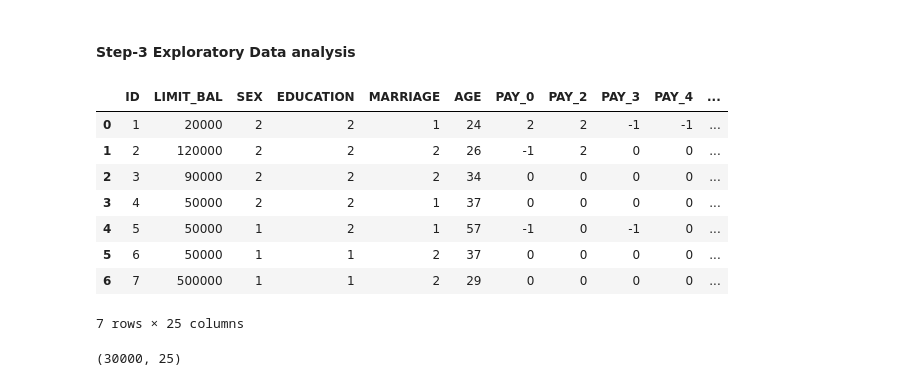
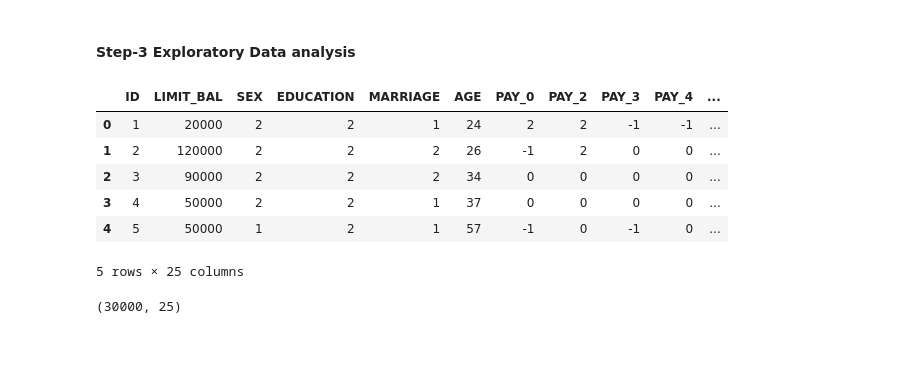
Before and after one commit to pradeepkhadka505/7072CEM-CourseWork, a Jupyter notebook: DefaultPayment_Of_ClientCreditCard_Prediction.ipynb, the cells around one changed output. Drawn from its saved outputs; the diff is of its cells as text; code cells hidden in the pictures; blank space fills up the shorter version.

```diff
--- a/DefaultPayment_Of_ClientCreditCard_Prediction.ipynb
+++ b/DefaultPayment_Of_ClientCreditCard_Prediction.ipynb
@@ -66,17 +66,15 @@ data = pd.read_csv('default_of_credit_card_clients/default_of_credit_card_client
 # %% [markdown]
 #### Step-3 Exploratory Data analysis
 # %%
-data.head(n=7)
+data.head()
 # %% [output]
 |  | ID | LIMIT_BAL | SEX | EDUCATION | MARRIAGE | AGE | PAY_0 | PAY_2 | PAY_3 | PAY_4 | ... |
 | 0 | 1 | 20000 | 2 | 2 | 1 | 24 | 2 | 2 | -1 | -1 | ... |
 | 1 | 2 | 120000 | 2 | 2 | 2 | 26 | -1 | 2 | 0 | 0 | ... |
 | 2 | 3 | 90000 | 2 | 2 | 2 | 34 | 0 | 0 | 0 | 0 | ... |
 | 3 | 4 | 50000 | 2 | 2 | 1 | 37 | 0 | 0 | 0 | 0 | ... |
 | 4 | 5 | 50000 | 1 | 2 | 1 | 57 | -1 | 0 | -1 | 0 | ... |
-| 5 | 6 | 50000 | 1 | 1 | 2 | 37 | 0 | 0 | 0 | 0 | ... |
-| 6 | 7 | 500000 | 1 | 1 | 2 | 29 | 0 | 0 | 0 | 0 | ... |
-7 rows × 25 columns
+5 rows × 25 columns
 # %%
 data.shape
 # %% [output]
```
Also changed, not shown: parts of 57 cells of this notebook, 1 other file.
